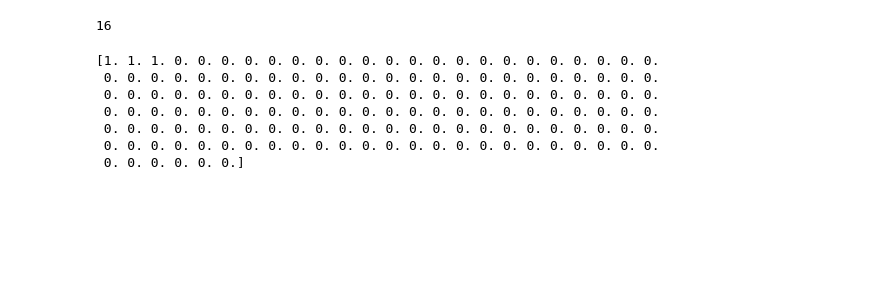
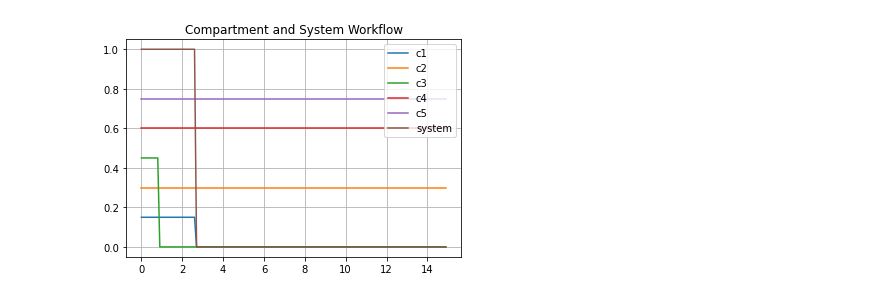
Before and after one commit to sakkevan/reliability2022, a Jupyter notebook: relia.ipynb, the cells around one changed output. Cells and saved outputs as stored; diff of their text form; code cells hidden in the pictures; blank space fills up the shorter version.

```diff
--- a/relia.ipynb
+++ b/relia.ipynb
@@ -106,21 +74,52 @@ Min: 0.0
-# %%
-int(MTTF2_3G)
-# %% [output]
-16
-# %%
-works=np.ones(150)
-for i in range(0,150):
-    if (np.random.randint(C1.MTTF)==0 or np.random.randint(C1.MTTF)==1 or np.random.randint(int(MTTF2_3G))==0  ):
-        works[i+1:]=0
-        index[j]=i
-        print(works)
-            #print("Stooped working in iteration", i)
-        break
-# %% [output]
-[1. 1. 1. 0. 0. 0. 0. 0. 0. 0. 0. 0. 0. 0. 0. 0. 0. 0. 0. 0. 0. 0. 0. 0.
- 0. 0. 0. 0. 0. 0. 0. 0. 0. 0. 0. 0. 0. 0. 0. 0. 0. 0. 0. 0. 0. 0. 0. 0.
- 0. 0. 0. 0. 0. 0. 0. 0. 0. 0. 0. 0. 0. 0. 0. 0. 0. 0. 0. 0. 0. 0. 0. 0.
- 0. 0. 0. 0. 0. 0. 0. 0. 0. 0. 0. 0. 0. 0. 0. 0. 0. 0. 0. 0. 0. 0. 0. 0.
- 0. 0. 0. 0. 0. 0. 0. 0. 0. 0. 0. 0. 0. 0. 0. 0. 0. 0. 0. 0. 0. 0. 0. 0.
- 0. 0. 0. 0. 0. 0. 0. 0. 0. 0. 0. 0. 0. 0. 0. 0. 0. 0. 0. 0. 0. 0. 0. 0.
- 0. 0. 0. 0. 0. 0.]
+# %%
+C1=Compartment(37,0.7,10)
+C2=Compartment(20,1,10)
+C3=Compartment(20,1,10)
+C4=Compartment(20,1,10)
+C5=Compartment(37,0.7,10)
+working=np.ones(1500)
+C1_working=np.ones(1500)*0.15
+C2_working=np.ones(1500)*0.3
+C3_working=np.ones(1500)*0.45
+C4_working=np.ones(1500)*0.6
+C5_working=np.ones(1500)*0.75
+
+
+for i in range(0,time.shape[0]):
+    if (   round( (i*0.1/C1.Duty_Cycle) % 1 , 2) ==0 ):
+        C1.refresh()
+        if (C1.is_working==0):
+            C1_working[i-1:]=0
+    if (   round( (i*0.1/C5.Duty_Cycle) % 1 , 2) ==0 ):
+        C5.refresh()
+        if (C5.is_working==0):
+            C5_working[i-1:]=0
+    if (   round( (i*0.1/C2.Duty_Cycle) % 1 , 2) ==0 ):
+        C2.refresh()
+        if (C2.is_working==0):
+            C2_working[i-1:]=0
+    if (   round( (i*0.1/C3.Duty_Cycle) % 1 , 2) ==0 ):
+        C3.refresh()
+        if (C3.is_working==0):
+            C3_working[i-1:]=0
+    if (   round( (i*0.1/C4.Duty_Cycle) % 1 , 2) ==0 ):
+        C4.refresh()
+        if (C4.is_working==0):
+            C4_working[i-1:]=0
+    if ( (C1.is_working and C5.is_working and (C2.is_working+C3.is_working+C4.is_working>1) ) != 1 ):
+        working[i-1:]=0
+        break
+    if (working[i]==0):
+        break
+plt.plot(time[:150],C1_working[:150],label='c1')
+plt.plot(time[:150],C2_working[:150],label='c2')
+plt.plot(time[:150],C3_working[:150],label='c3')
+plt.plot(time[:150],C4_working[:150],label='c4')
+plt.plot(time[:150],C5_working[:150],label='c5')
+plt.plot(time[:150],working[:150],label='system')
+plt.title('Compartment and System Workflow')
+plt.grid()
+plt.legend()
+plt.show()
+# %% [output]
+[figure, added]
```
Also changed, not shown: parts of 10 cells of this notebook.
